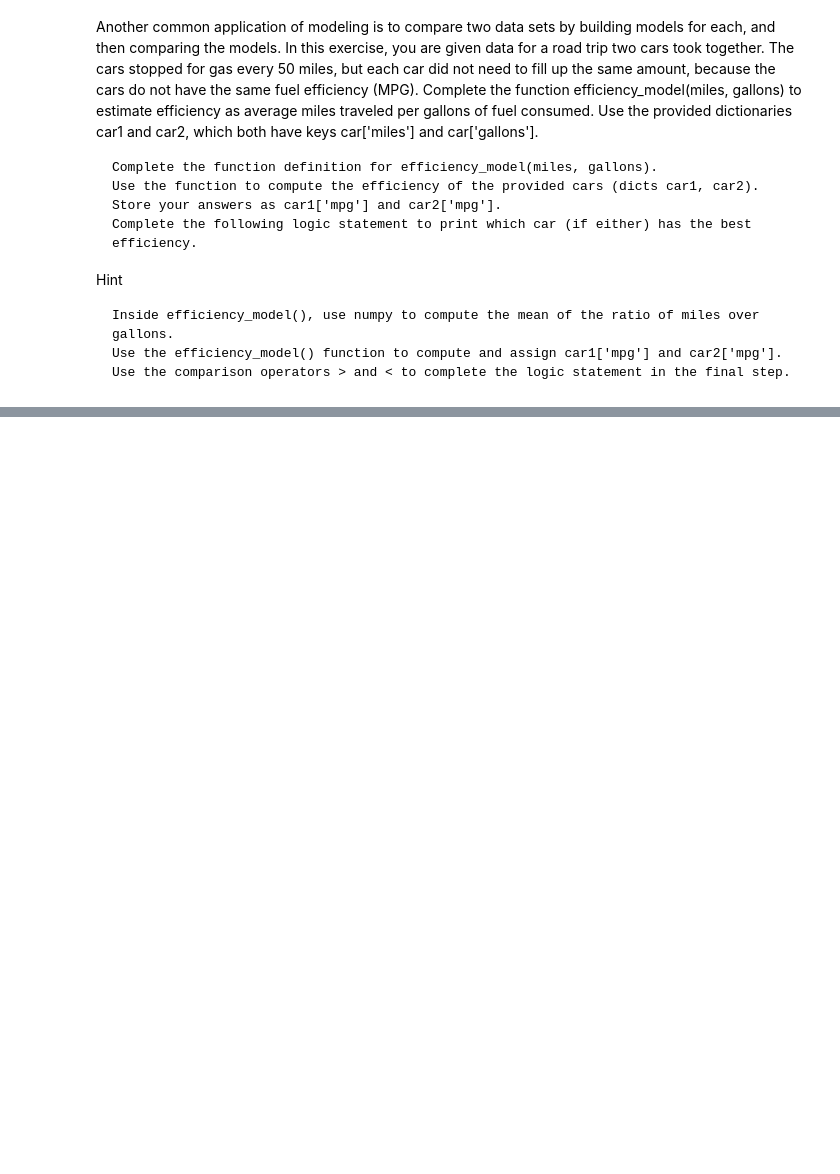
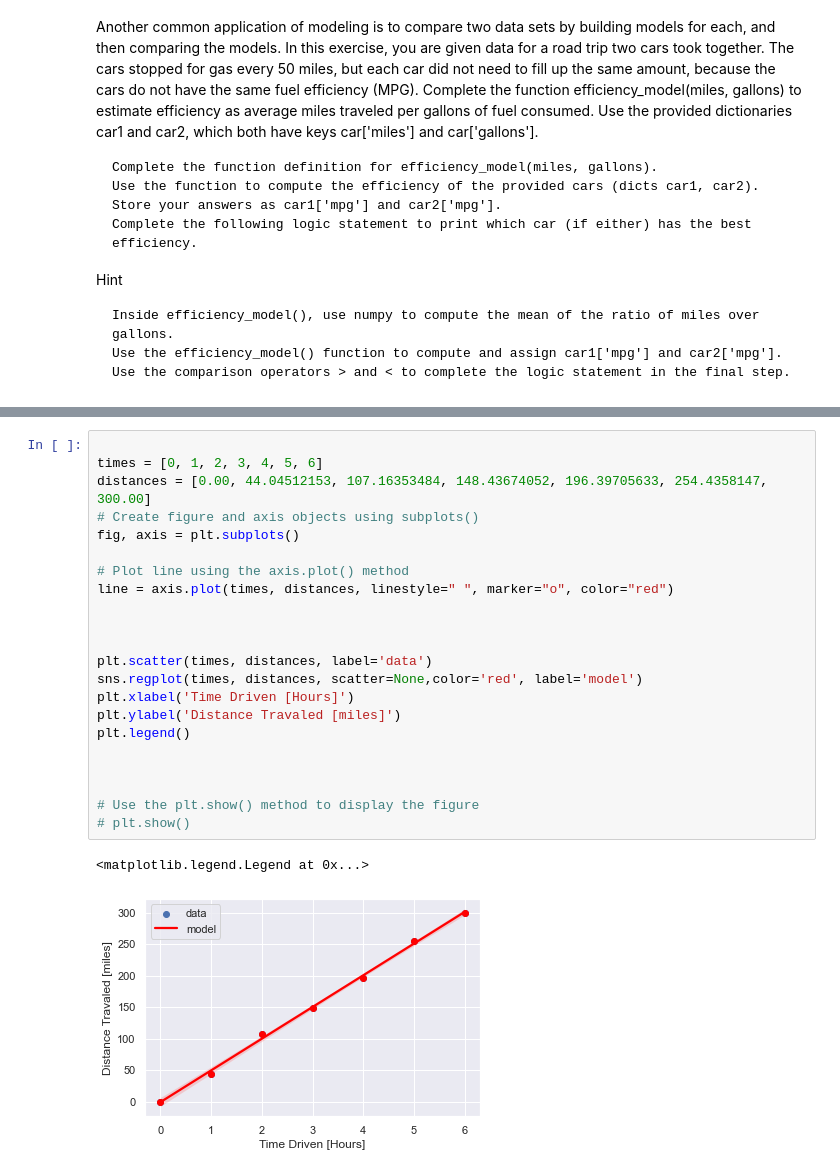
Before and after one commit to Ewooral/Data-Science-and-Machine-Learning, a Jupyter notebook: Linear Modeling/interpolation.ipynb, the cells around one changed output, grey strips where cells are left out. Saved outputs shown, nothing was run; the diff lists cells and outputs as text; blank space fills up the shorter version.

Commit message:
linear modeling in python

```diff
--- a/Linear Modeling/interpolation.ipynb
+++ b/Linear Modeling/interpolation.ipynb
@@ -119,0 +152,25 @@ car2 is the best
+# %%
+
+times = [0, 1, 2, 3, 4, 5, 6]
+distances = [0.00, 44.04512153, 107.16353484, 148.43674052, 196.39705633, 254.4358147, 300.00]
+# Create figure and axis objects using subplots()
+fig, axis = plt.subplots()
+
+# Plot line using the axis.plot() method
+line = axis.plot(times, distances, linestyle=" ", marker="o", color="red")
+
+
+
+plt.scatter(times, distances, label='data')
+sns.regplot(times, distances, scatter=None,color='red', label='model')
+plt.xlabel('Time Driven [Hours]')
+plt.ylabel('Distance Travaled [miles]')
+plt.legend()
+
+
+
+# Use the plt.show() method to display the figure
+# plt.show()
+# %% [output]
+<matplotlib.legend.Legend at 0x...>
+[figure, added]
```
Also changed, not shown: parts of 7 cells of this notebook, 9 other files.
